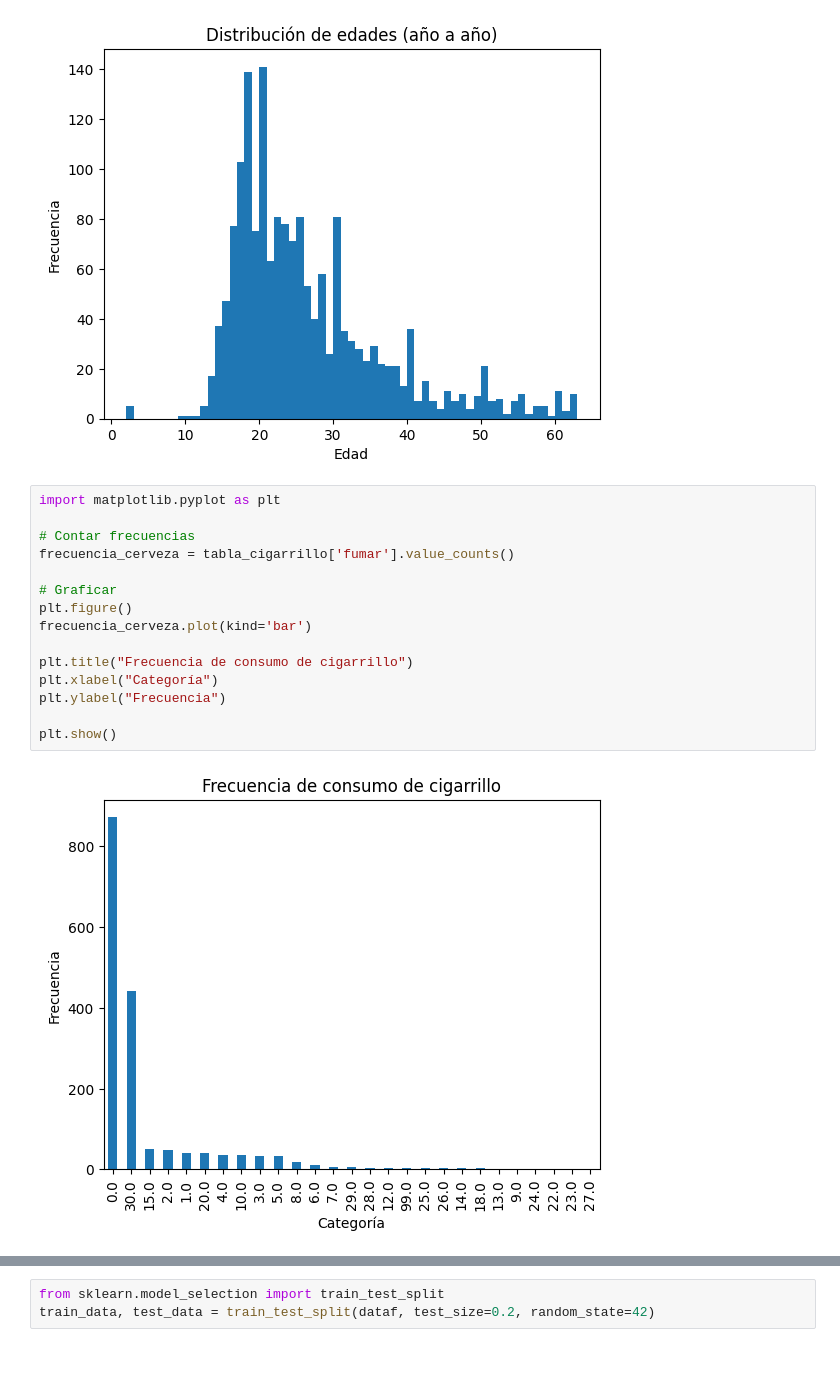
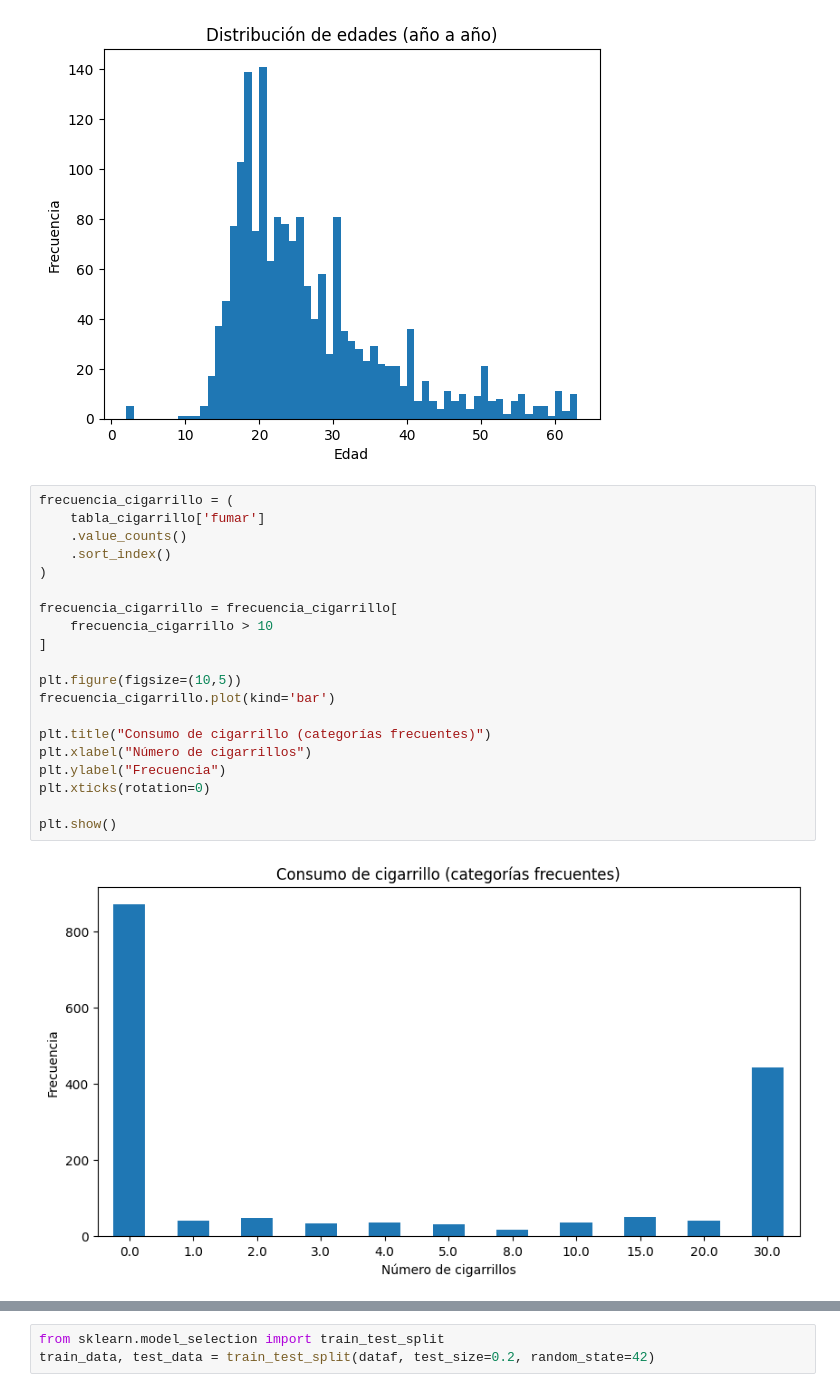
Before and after one commit to santiagovillamizarjaimes-collab/segundocorte, a Jupyter notebook: tareaultima.ipynb, the cells around one changed output, grey strips where cells are left out. Drawn from its saved outputs; the diff is of its cells as text; blank space fills up the shorter version.

```diff
--- a/tareaultima.ipynb
+++ b/tareaultima.ipynb
@@ -146,19 +144,24 @@ plt.show()
 # %% [output]
 [figure]
 # %%
-import matplotlib.pyplot as plt
+frecuencia_cigarrillo = (
+    tabla_cigarrillo['fumar']
+    .value_counts()
+    .sort_index()
+)
 
-# Contar frecuencias
-frecuencia_cerveza = tabla_cigarrillo['fumar'].value_counts()
+frecuencia_cigarrillo = frecuencia_cigarrillo[
+    frecuencia_cigarrillo > 10
+]
 
-# Graficar
-plt.figure()
-frecuencia_cerveza.plot(kind='bar')
+plt.figure(figsize=(10,5))
+frecuencia_cigarrillo.plot(kind='bar')
 
-plt.title("Frecuencia de consumo de cigarrillo")
-plt.xlabel("Categoría")
+plt.title("Consumo de cigarrillo (categorías frecuentes)")
+plt.xlabel("Número de cigarrillos")
 plt.ylabel("Frecuencia")
+plt.xticks(rotation=0)
 
 plt.show()
 # %% [output]
-[figure, old version]
+[figure, new version]
```
Also changed, not shown: parts of 27 cells of this notebook.
